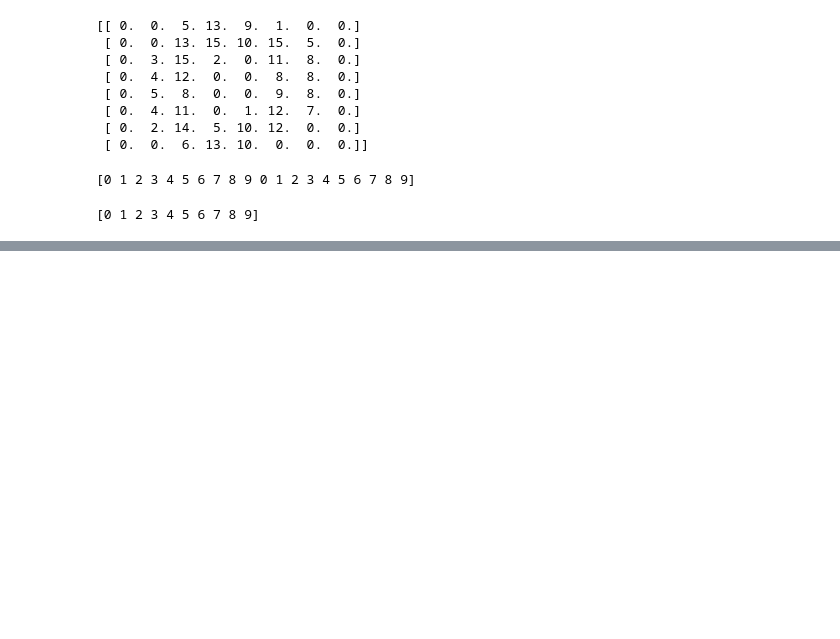
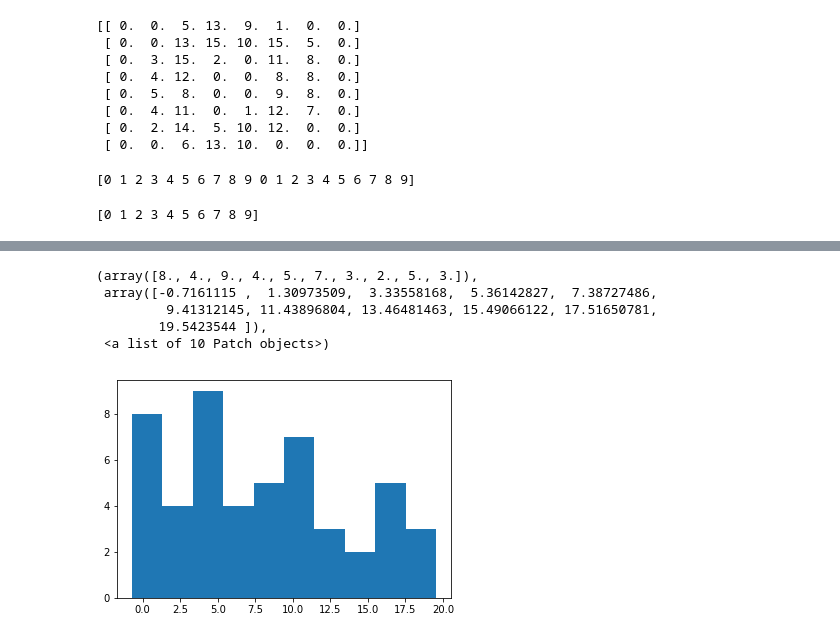
Before and after one commit to sandeeppalakkal/ML_Datascience_Practice, a Jupyter notebook: Scikit-Learn Practice.ipynb, the cells around one changed output, grey strips where cells are left out. Drawn from its saved outputs; the diff is of its cells as text; code cells hidden in the pictures; blank space fills up the shorter version.

```diff
--- a/Scikit-Learn Practice.ipynb
+++ b/Scikit-Learn Practice.ipynb
@@ -165,0 +183,10 @@ print(digits.target_names)
+# %%
+y = 2 * x - 1 + rng.randn(50)
+plt.hist(y)
+# %% [output]
+(array([8., 4., 9., 4., 5., 7., 3., 2., 5., 3.]),
+ array([-0.7161115 ,  1.30973509,  3.33558168,  5.36142827,  7.38727486,
+         9.41312145, 11.43896804, 13.46481463, 15.49066122, 17.51650781,
+        19.5423544 ]),
+ <a list of 10 Patch objects>)
+[figure, added]
```
Also changed, not shown: parts of 41 cells of this notebook, 1 other file.
